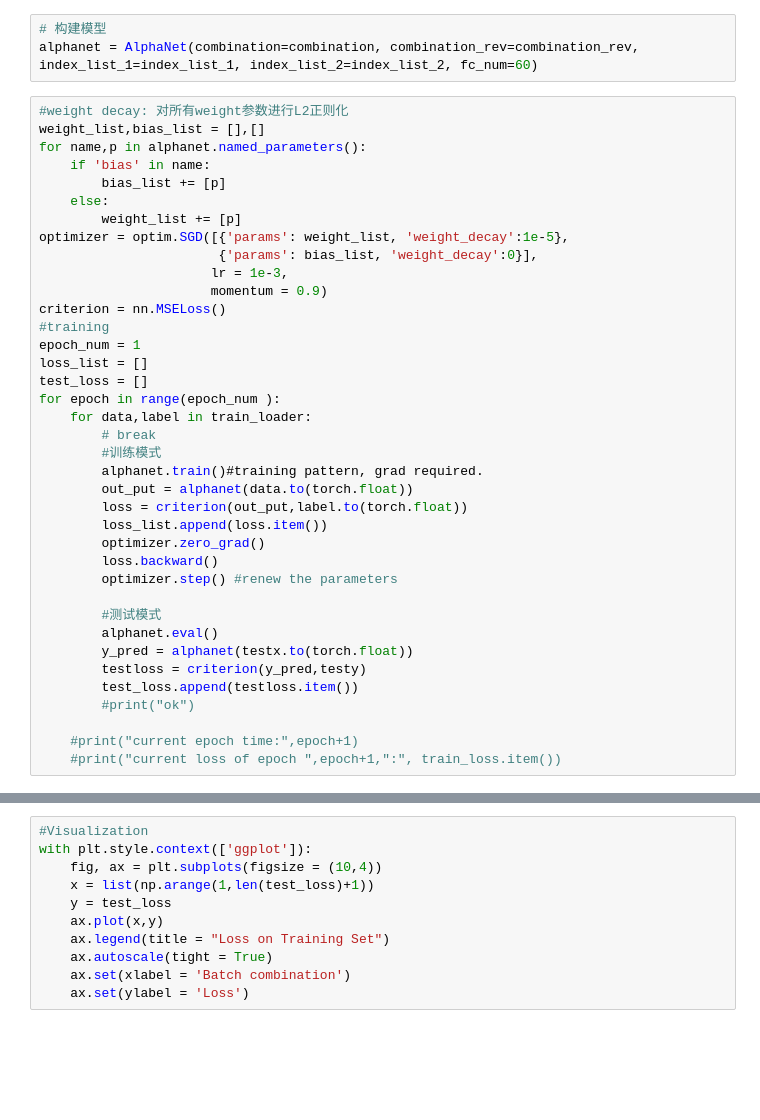
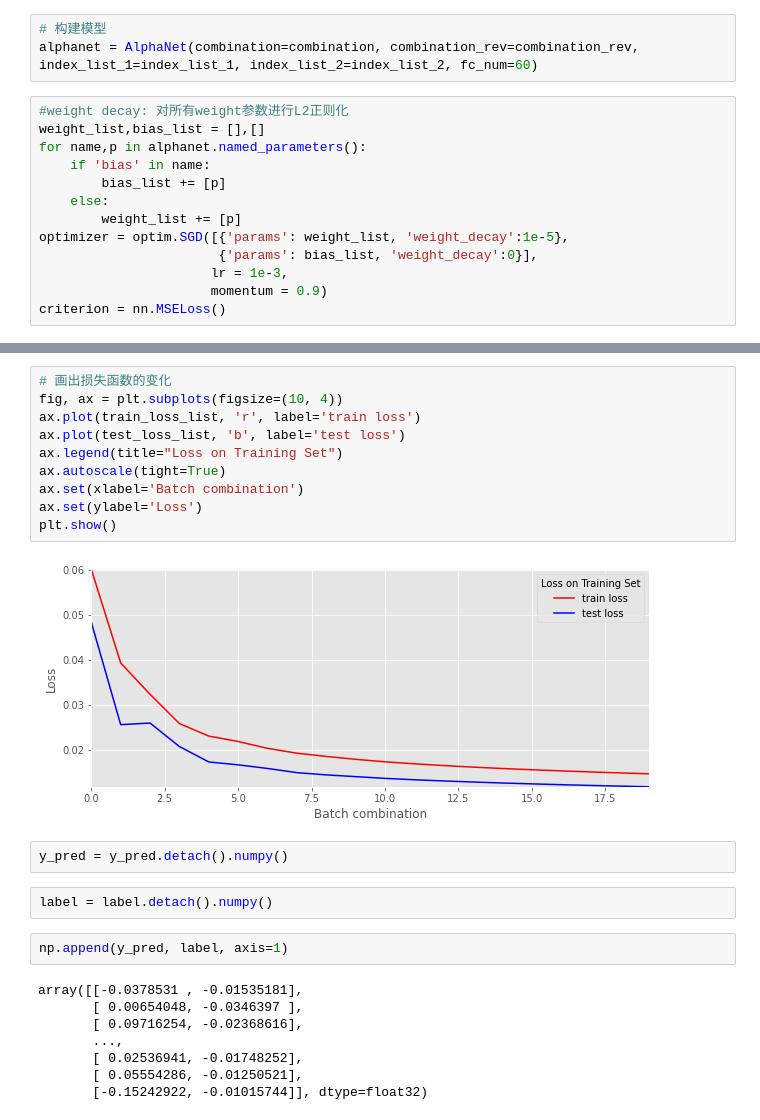
Before and after one commit to jeremy-feng/AlphaNet, a Jupyter notebook: model/model_v3_gru.ipynb, the cells around one changed output, grey strips where cells are left out. Cells and saved outputs as stored; diff of their text form; blank space fills up the shorter version.

```diff
--- a/model/model_v3_gru.ipynb
+++ b/model/model_v3_gru.ipynb
@@ -389,28 +414,3 @@ optimizer = optim.SGD([{'params': weight_list, 'weight_decay':1e-5},
                       lr = 1e-3,
                       momentum = 0.9)
 criterion = nn.MSELoss()
-#training
-epoch_num = 1
-loss_list = []
-test_loss = []
-for epoch in range(epoch_num ):
-    for data,label in train_loader:
-        # break
-        #训练模式
-        alphanet.train()#training pattern, grad required.
-        out_put = alphanet(data.to(torch.float))
-        loss = criterion(out_put,label.to(torch.float))
-        loss_list.append(loss.item())
-        optimizer.zero_grad()
-        loss.backward()
-        optimizer.step() #renew the parameters
-
-        #测试模式
-        alphanet.eval()
-        y_pred = alphanet(testx.to(torch.float))
-        testloss = criterion(y_pred,testy)
-        test_loss.append(testloss.item())
-        #print("ok")
-
-    #print("current epoch time:",epoch+1)
-    #print("current loss of epoch ",epoch+1,":", train_loss.item())
@@ -417,11 +461,26 @@ for epoch in range(epoch_num ):
 # %%
-#Visualization
-with plt.style.context(['ggplot']):
-    fig, ax = plt.subplots(figsize = (10,4))
-    x = list(np.arange(1,len(test_loss)+1))
-    y = test_loss
-    ax.plot(x,y)
-    ax.legend(title = "Loss on Training Set")
-    ax.autoscale(tight = True)
-    ax.set(xlabel = 'Batch combination')
-    ax.set(ylabel = 'Loss')
+# 画出损失函数的变化
+fig, ax = plt.subplots(figsize=(10, 4))
+ax.plot(train_loss_list, 'r', label='train loss')
+ax.plot(test_loss_list, 'b', label='test loss')
+ax.legend(title="Loss on Training Set")
+ax.autoscale(tight=True)
+ax.set(xlabel='Batch combination')
+ax.set(ylabel='Loss')
+plt.show()
+# %% [output]
+[figure, added]
+# %%
+y_pred = y_pred.detach().numpy()
+# %%
+label = label.detach().numpy()
+# %%
+np.append(y_pred, label, axis=1)
+# %% [output]
+array([[-0.0378531 , -0.01535181],
+       [ 0.00654048, -0.0346397 ],
+       [ 0.09716254, -0.02368616],
+       ...,
+       [ 0.02536941, -0.01748252],
+       [ 0.05554286, -0.01250521],
+       [-0.15242922, -0.01015744]], dtype=float32)
```
Also changed, not shown: parts of 5 cells of this notebook, 3 other files.
